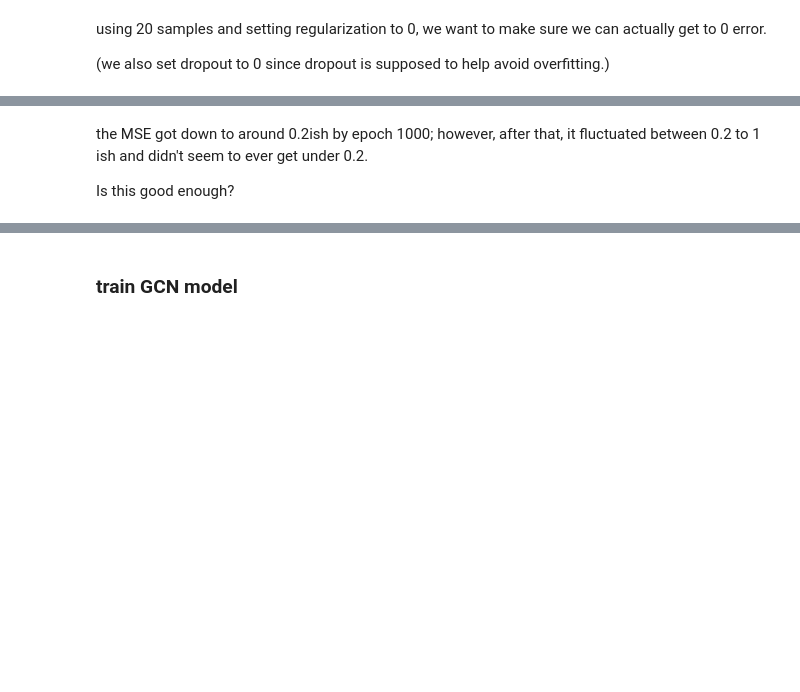
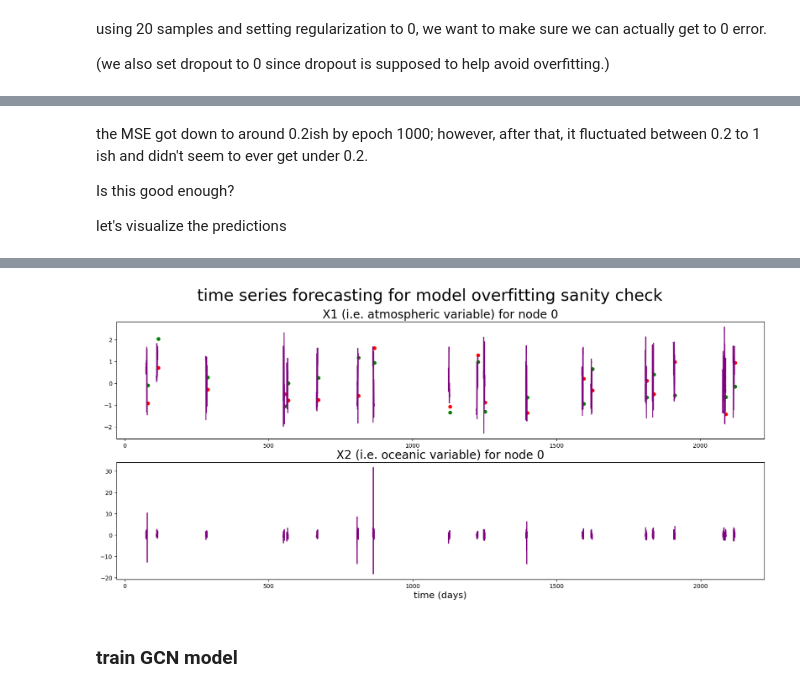
Before and after one commit to VaniSachdev/lorenzGNN, a Jupyter notebook: lorenz_GCN.ipynb, the cells around one changed output, grey strips where cells are left out. Saved outputs shown, nothing was run; the diff lists cells and outputs as text; code cells hidden in the pictures; blank space fills up the shorter version.

```diff
--- a/lorenz_GCN.ipynb
+++ b/lorenz_GCN.ipynb
@@ -260,5 +276,5 @@ using 20 samples and setting regularization to 0, we want to make sure we can ac
 # %%
-overfit_sample = train[:50]
+overfit_sample = train[:20]
 overfit_loader = MixedLoader(dataset=overfit_sample, batch_size=20)
 
 sanity_check_model3 = GCN(
@@ -299,3 +314,14 @@ KeyboardInterrupt:
 the MSE got down to around 0.2ish by epoch 1000; however, after that, it fluctuated between  0.2 to 1 ish and didn't seem to ever get under 0.2.
 
 Is this good enough?
+
+let's visualize the predictions
+# %%
+fig, (ax0, ax1) = plot_with_predictions(model=sanity_check_model3,
+                                        graph_dataset=overfit_sample,
+                                        Loader=MixedLoader,
+                                        batch_size=32,
+                                        node=0,
+                                        model_name='overfitting sanity check')
+plt.show()
+# %% [output]
@@ -302,3 +329,4 @@ Is this good enough?
+[figure, added]
 # %% [markdown]
 ### train GCN model
 # %%
```
Also changed, not shown: parts of 17 cells of this notebook, 1 other file.
